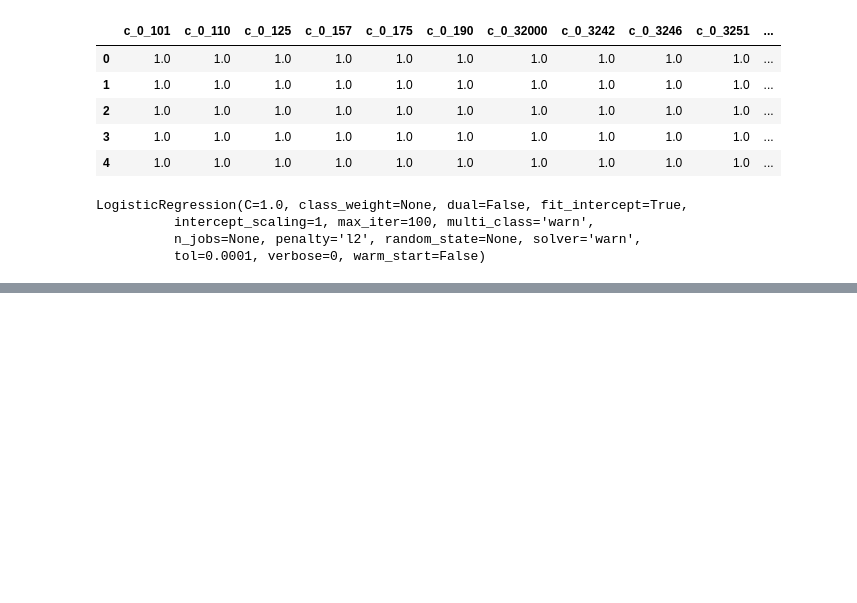
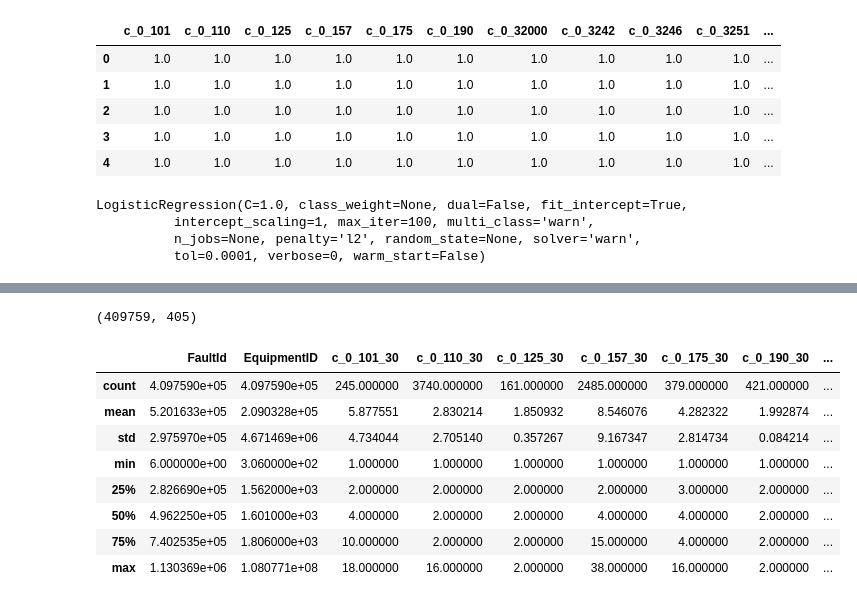
Before and after one commit to berneskaracay/dq-8-predicting-engine-derates-starfish, a Jupyter notebook: dq8.ipynb, the cells around one changed output, grey strips where cells are left out. Cells and saved outputs as stored; diff of their text form; code cells hidden in the pictures; blank space fills up the shorter version.

```diff
--- a/dq8.ipynb
+++ b/dq8.ipynb
@@ -600,6 +495,9 @@ pd.crosstab(truck_no_idea["EquipmentID"], truck_no_idea["MCTNumber"], dropna=Tru
 | 1809 | 0 | 0 | 6086 |
 # %%
 cols = [c for c in regression_data.columns if c.lower()[:2] == 'c_']
+
+ber_cols =cols+["FaultId","EventTimeStamp","EquipmentID"]
+
 cols=cols+["BarometricPressure",
 "CruiseControlSetSpeed",
 "DistanceLtd",
@@ -612,6 +510,8 @@ cols=cols+["BarometricPressure",
 "Speed",
 "TurboBoostPressure",
 "winter",
-"full_derated",
+"full_derated"
 ]
 regression_data=regression_data[cols]
+bernes_data=merged[ber_cols]
+bernes_data.head()
@@ -667,0 +575,11 @@ roc_auc_score(y_test, lg_model.predict(X_test))
+# %%
+rolling_diagnostics = pd.DataFrame()
+
+for truck in bernes_data.EquipmentID.unique():
+    temp = bernes_data.iloc[bernes_data["EquipmentID"] == 'truck'].sort_values('EventTimeStamp')
+
+    rolling_30 = temp.drop(columns = ['FaultId', 'EquipmentID']).rolling('30d', on = 'EventTimeStamp', min_periods = 1).sum().drop(columns = 'EventTimeStamp')
+    rolling_30.columns = [x + '_30' for x in rolling_30.columns]
+
+    rolling_df = pd.concat([temp[['FaultId', 'EquipmentID', 'EventTimeStamp']], rolling_30], axis = 1)
+    rolling_diagnostics = rolling_diagnostics.append(rolling_df)
@@ -667,0 +604,19 @@ roc_auc_score(y_test, lg_model.predict(X_test))
+# %%
+
+rolling_diagnostics=rolling_diagnostics.fillna(0)
+rolling_diagnostics.head()
+rolling_diagnostics.shape
+# %% [output]
+(409759, 405)
+# %%
+rolling_diagnostics.describe()
+# %% [output]
+|  | FaultId | EquipmentID | c_0_101_30 | c_0_110_30 | c_0_125_30 | c_0_157_30 | c_0_175_30 | c_0_190_30 | ... |
+| count | 4.097590e+05 | 4.097590e+05 | 245.000000 | 3740.000000 | 161.000000 | 2485.000000 | 379.000000 | 421.000000 | ... |
+| mean | 5.201633e+05 | 2.090328e+05 | 5.877551 | 2.830214 | 1.850932 | 8.546076 | 4.282322 | 1.992874 | ... |
+| std | 2.975970e+05 | 4.671469e+06 | 4.734044 | 2.705140 | 0.357267 | 9.167347 | 2.814734 | 0.084214 | ... |
+| min | 6.000000e+00 | 3.060000e+02 | 1.000000 | 1.000000 | 1.000000 | 1.000000 | 1.000000 | 1.000000 | ... |
+| 25% | 2.826690e+05 | 1.562000e+03 | 2.000000 | 2.000000 | 2.000000 | 2.000000 | 3.000000 | 2.000000 | ... |
+| 50% | 4.962250e+05 | 1.601000e+03 | 4.000000 | 2.000000 | 2.000000 | 4.000000 | 4.000000 | 2.000000 | ... |
+| 75% | 7.402535e+05 | 1.806000e+03 | 10.000000 | 2.000000 | 2.000000 | 15.000000 | 4.000000 | 2.000000 | ... |
+| max | 1.130369e+06 | 1.080771e+08 | 18.000000 | 16.000000 | 2.000000 | 38.000000 | 16.000000 | 2.000000 | ... |
```
Also changed, not shown: parts of 15 cells of this notebook.
